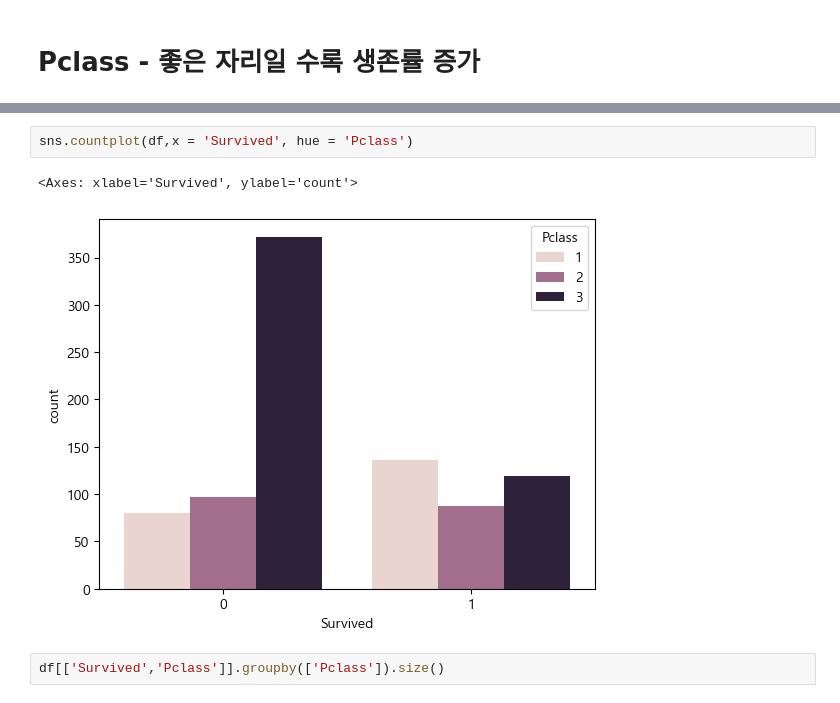
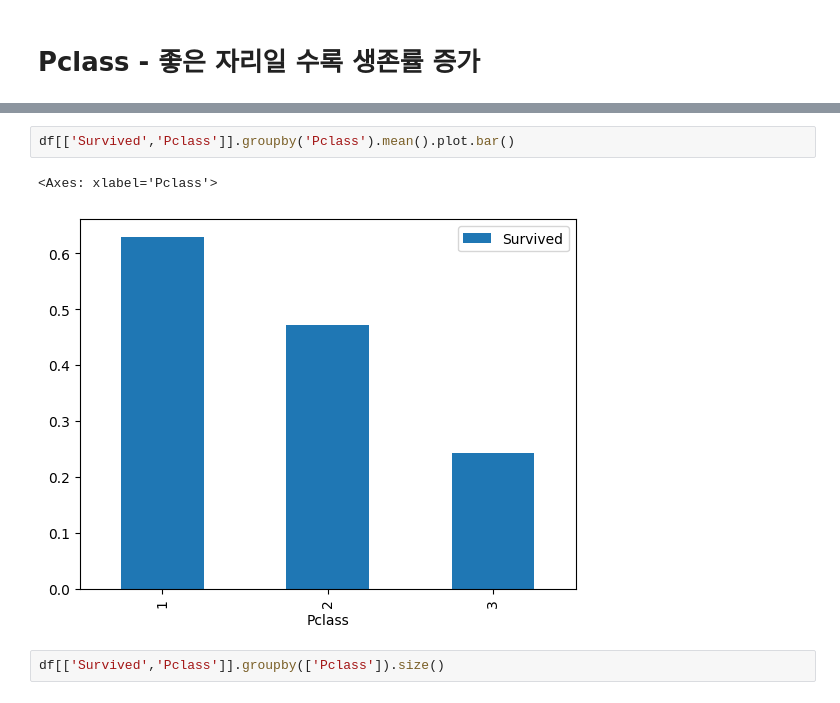
Before and after one commit to yunjihyung/titanic, a Jupyter notebook: code.ipynb, the cells around one changed output, grey strips where cells are left out. Saved outputs shown, nothing was run; the diff lists cells and outputs as text.

```diff
--- a/code.ipynb
+++ b/code.ipynb
@@ -288,8 +283,8 @@ sns.countplot(x='Pclass',hue = 'Survived', data = df,ax = a[1])
-# %%
-sns.countplot(df,x = 'Survived', hue = 'Pclass')
-# %% [output]
-<Axes: xlabel='Survived', ylabel='count'>
-[figure, removed]
+# %%
+df[['Survived','Pclass']].groupby('Pclass').mean().plot.bar()
+# %% [output]
+<Axes: xlabel='Pclass'>
+[figure, added]
 # %%
 df[['Survived','Pclass']].groupby(['Pclass']).size()
 # %% [output]
```
Also changed, not shown: parts of 83 cells of this notebook.
